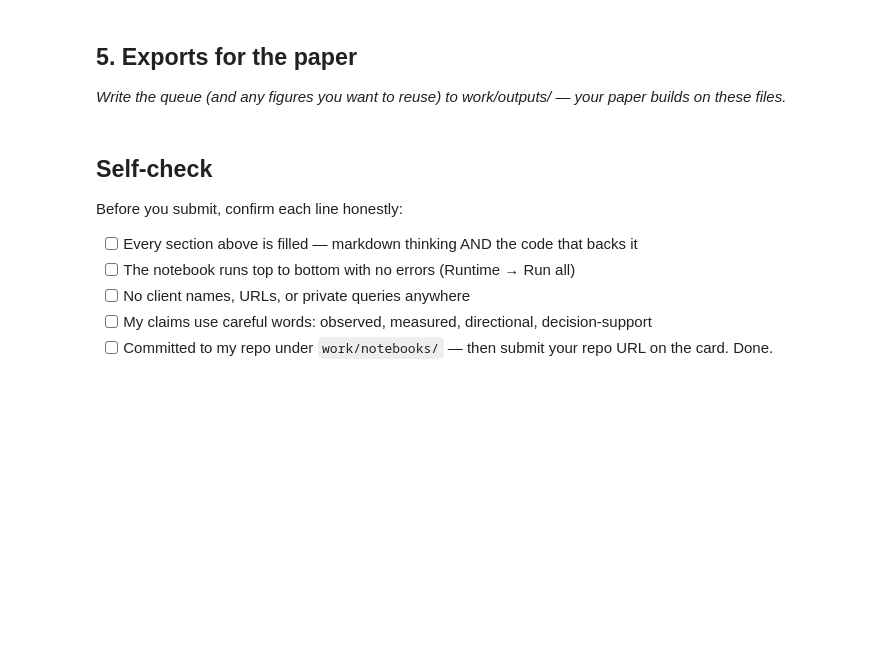
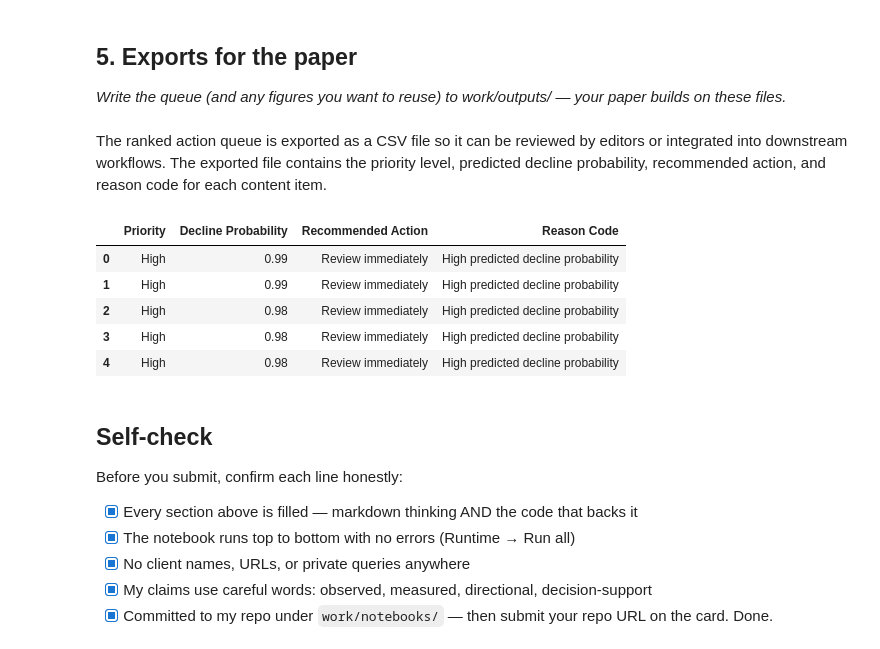
Before and after one commit to venkat-vipul/flyrank_ml, a Jupyter notebook: work/notebooks/w07_action_playbook.ipynb, the cells around one changed output. Drawn from its saved outputs; the diff is of its cells as text; code cells hidden in the pictures; blank space fills up the shorter version.

Commit message:
Completed Content Action Playbook

```diff
--- a/work/notebooks/w07_action_playbook.ipynb
+++ b/work/notebooks/w07_action_playbook.ipynb
@@ -44,10 +255,31 @@ This skeleton is yours to fill. Work the sections **in order** — each one has
+# %% [markdown]
+
+The ranked action queue is exported as a CSV file so it can be reviewed by editors or integrated into downstream workflows. The exported file contains the priority level, predicted decline probability, recommended action, and reason code for each content item.
+# %%
+import os
+
+os.makedirs("work/outputs", exist_ok=True)
+
+action_queue.to_csv(
+    "work/outputs/action_queue.csv",
+    index=False
+)
+
+pd.read_csv("work/outputs/action_queue.csv").head()
+# %% [output]
+|  | Priority | Decline Probability | Recommended Action | Reason Code |
+| 0 | High | 0.99 | Review immediately | High predicted decline probability |
+| 1 | High | 0.99 | Review immediately | High predicted decline probability |
+| 2 | High | 0.98 | Review immediately | High predicted decline probability |
+| 3 | High | 0.98 | Review immediately | High predicted decline probability |
+| 4 | High | 0.98 | Review immediately | High predicted decline probability |
 # %% [markdown]
 ## Self-check
 
 Before you submit, confirm each line honestly:
 
-- [ ] Every section above is filled — markdown thinking AND the code that backs it
-- [ ] The notebook runs top to bottom with no errors (Runtime → Run all)
-- [ ] No client names, URLs, or private queries anywhere
-- [ ] My claims use careful words: observed, measured, directional, decision-support
-- [ ] Committed to my repo under `work/notebooks/` — then submit your repo URL on the card. Done.
+- [x] Every section above is filled — markdown thinking AND the code that backs it
+- [x] The notebook runs top to bottom with no errors (Runtime → Run all)
+- [x] No client names, URLs, or private queries anywhere
+- [x] My claims use careful words: observed, measured, directional, decision-support
+- [x] Committed to my repo under `work/notebooks/` — then submit your repo URL on the card. Done.
```
Also changed, not shown: parts of 13 cells of this notebook.
